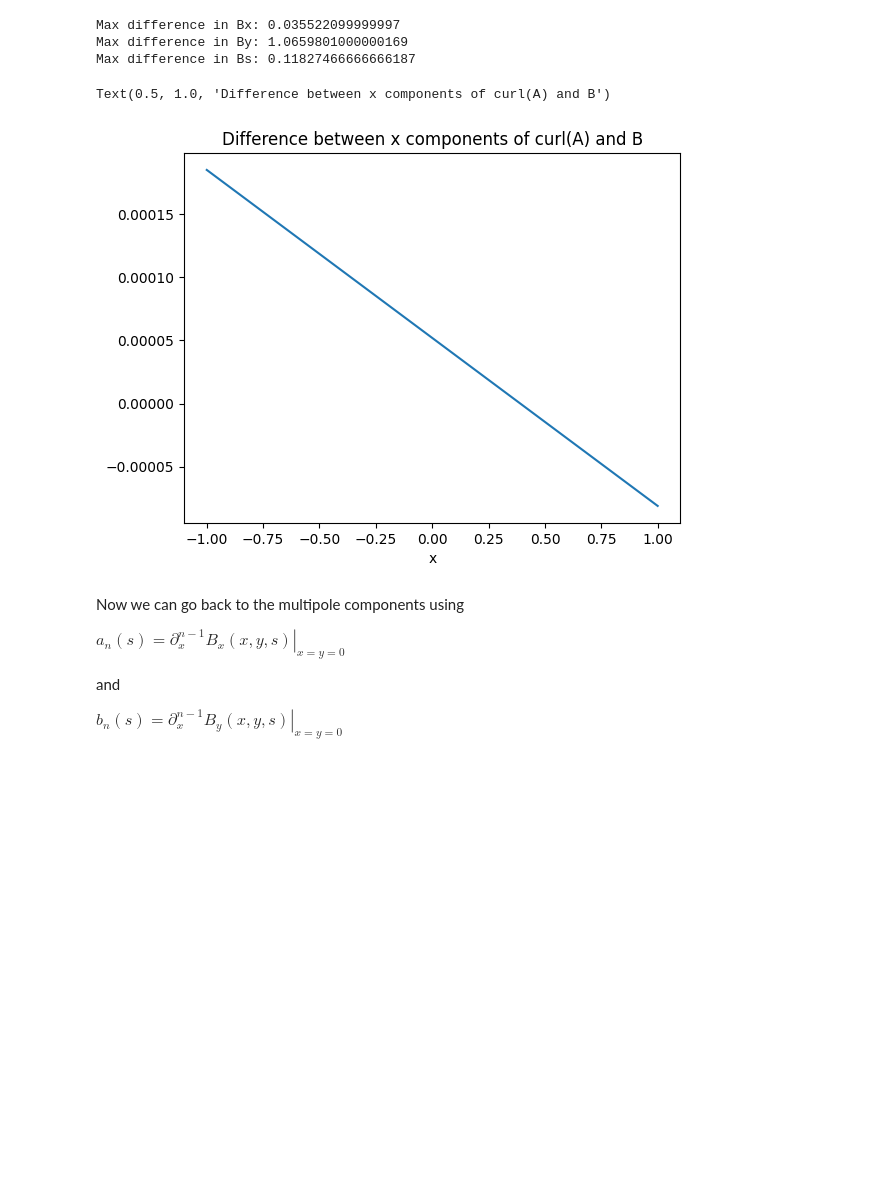
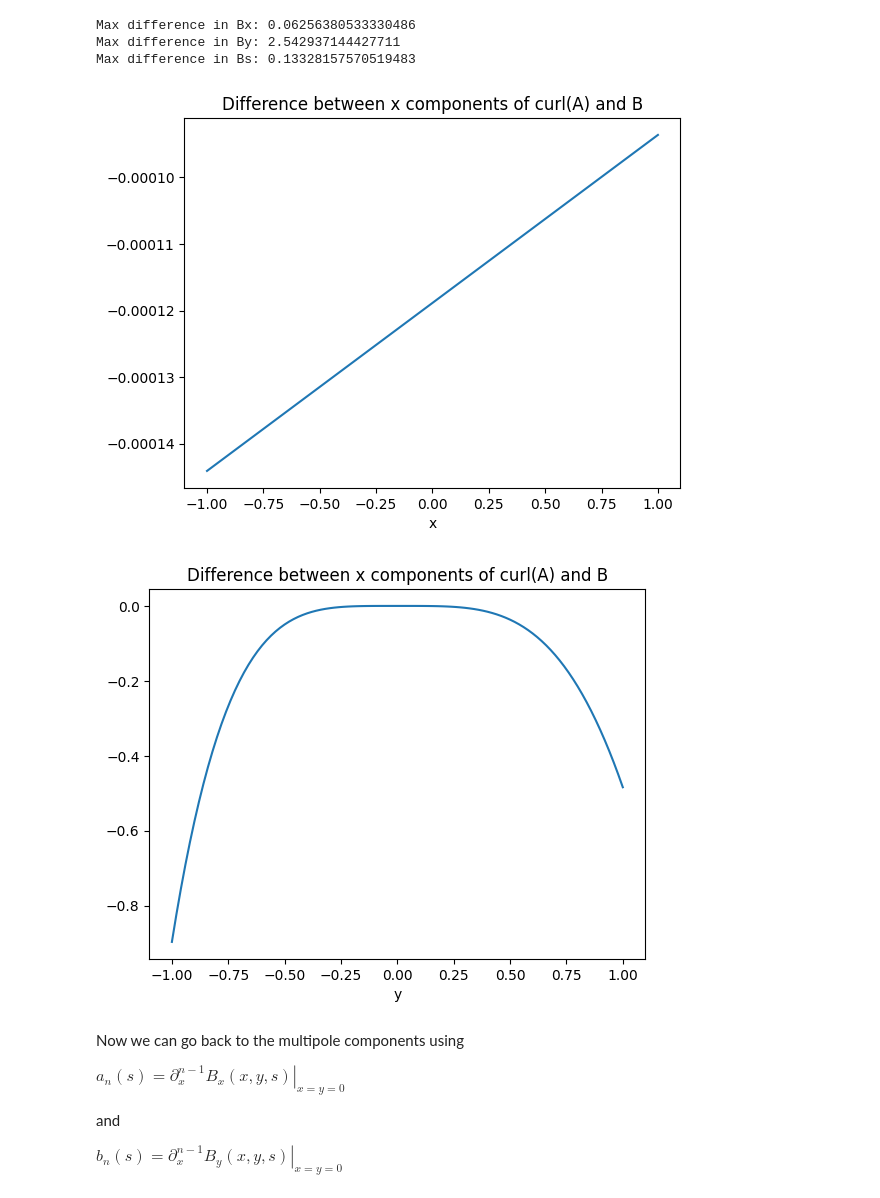
Before and after one commit to marcoliniF/bpmeth, a Jupyter notebook: preliminaryTrials/2.0_abphiBABab_FD.ipynb, the cells around one changed output. Cells and saved outputs as stored; diff of their text form; code cells hidden in the pictures; blank space fills up the shorter version.

```diff
--- a/preliminaryTrials/2.0_abphiBABab_FD.ipynb
+++ b/preliminaryTrials/2.0_abphiBABab_FD.ipynb
@@ -8,8 +8,10 @@ from sympy import lambdify
 from sympy.abc import x, y, s
 # %%
 #start from multipole coeefficients a_n(s)=a1,a2,... and b_n(s)
-a_coeffs = ["1.2-0.3*s", "1-s**2", 0.02, 0.002]
-b_coeffs = ["1-s**4","0.5-s**2",0.1, 0.1]
+# a_coeffs = ["1.2-0.3*s", "1-s**2", 0.02, 0.002]
+# b_coeffs = ["1-s**4","0.5-s**2",0.1, 0.1]
+a_coeffs = ["3.4/(exp(s)+exp(-s))","-0.5*s**2+1.2",0.3,0.5]
+b_coeffs = ["2*exp(-s**2)",0.5,"1/(1+s**2)**1.5",0.05]
 #get scalar potential
 expansion=bpmeth.FieldExpansion(a=a_coeffs, b=b_coeffs)
 expansion.plot_components()
@@ -80,38 +82,43 @@ def curl_3d(Ax, Ay, Az, dx, dy, dz):
     dAx_dy = np.gradient(Ax, dy, axis=1)
     dAx_dz = np.gradient(Ax, dz, axis=2)
     dAy_dx = np.gradient(Ay, dx, axis=0)
     dAy_dz = np.gradient(Ay, dz, axis=2)
     dAz_dx = np.gradient(Az, dx, axis=0)
     dAz_dy = np.gradient(Az, dy, axis=1)
 
     # Curl components
     curl_x = dAz_dy - dAy_dz
     curl_y = dAx_dz - dAz_dx
     curl_z = dAy_dx - dAx_dy
 
     return curl_x, curl_y, curl_z
 
 # Compute spacings
 dx = xa[1] - xa[0]
 dy = ya[1] - ya[0]
 ds = sa[1] - sa[0]
 # Compute curl
 curl_Ax, curl_Ay, curl_As = curl_3d(Ax_ana, Ay_ana, As_ana, dx, dy, ds)
 
 # Compare B from bpmeth with computed curl
 print("Max difference in Bx:", np.max(np.abs(curl_Ax - Bx_ana)))
 print("Max difference in By:", np.max(np.abs(curl_Ay - By_ana)))
 print("Max difference in Bs:", np.max(np.abs(curl_As - Bs_ana)))
 
 plt.plot(xa, Bx_ana[:,30,20]-curl_Ax[:,30,20])
 plt.xlabel('x')
 plt.title("Difference between x components of curl(A) and B")
+plt.show()
+plt.plot(ya, By_ana[30,:,20]-curl_Ay[30,:,20])
+plt.xlabel('y')
+plt.title("Difference between y components of curl(A) and B")
+plt.show()
 # %% [output]
-Max difference in Bx: 0.035522099999997
-Max difference in By: 1.0659801000000169
-Max difference in Bs: 0.11827466666666187
+Max difference in Bx: 0.06256380533330486
+Max difference in By: 2.542937144427711
+Max difference in Bs: 0.13328157570519483
-Text(0.5, 1.0, 'Difference between x components of curl(A) and B')
-[figure, old version]
+[figure, new version]
+[figure, added]
 # %% [markdown]
 Now we can go back to the multipole components using
 
```
Also changed, not shown: parts of 5 cells of this notebook, 4 other files.
